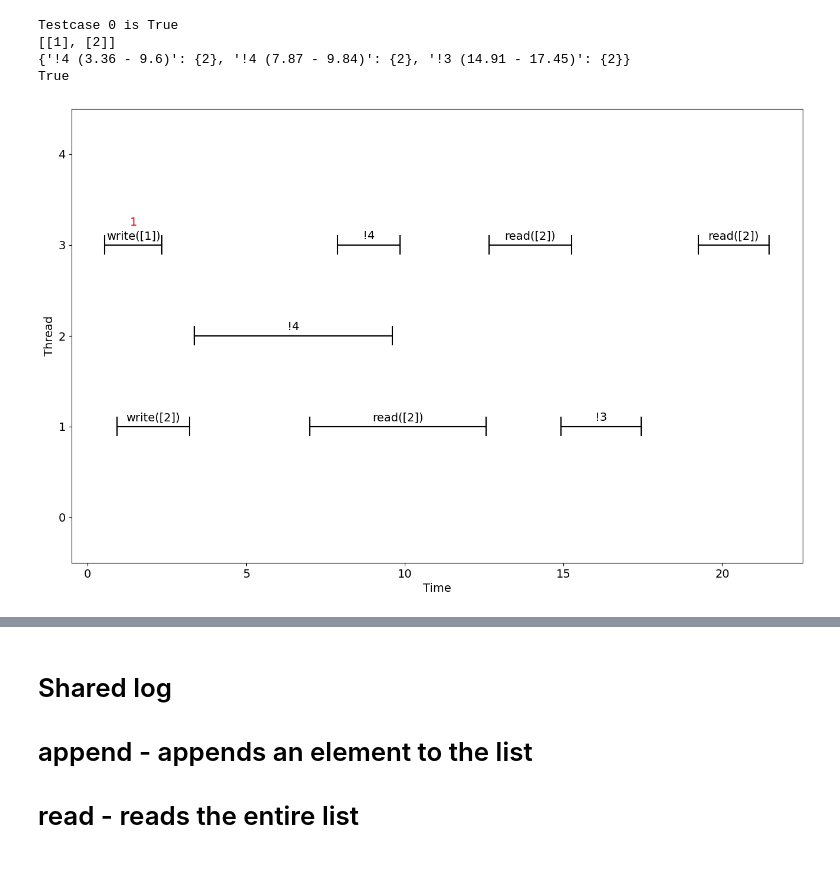
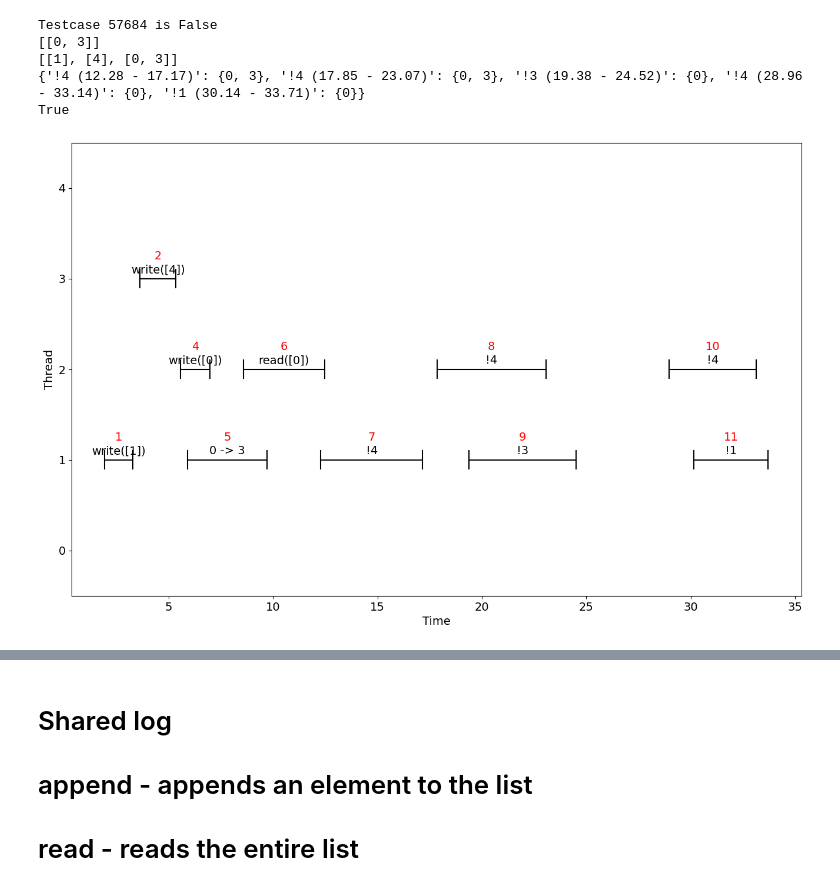
Before and after one commit to Pylyr/thesis-concurrency, a Jupyter notebook: linearization.ipynb, the cells around one changed output, grey strips where cells are left out. Cells and saved outputs as stored; diff of their text form; code cells hidden in the pictures.

Commit message:
partial merge of true and false cases

```diff
--- a/linearization.ipynb
+++ b/linearization.ipynb
@@ -33,36 +27,47 @@ def linearize_io(spec: List[Call], verbose=False):
 
     writes = hp.basic_io_checks(sort_by_var)
     if writes is None:
+        if verbose:
+            print("basic_io_checks failed")
         return False
 
     if hp.isAny_cas_intersect_write(false_cases, writes):
         raise Exception("Assumption Violation: CAS intersects Write")
 
     if not hp.basic_true_cas_checks(true_cases):
+        if verbose:
+            print("basic_true_cas_checks failed")
         return False
 
     hp.topological_true_cas_sort(true_cases)
 
     true_cas_var_groups = hp.make_true_cas_var_groups(true_cases)
 
-    true_cas_call_groups = hp.make_true_cas_call_groups(sort_by_var, true_cas_var_groups)
 
-    if not hp.intra_group_check(true_cas_var_groups, true_cas_call_groups):
+    if not hp.intra_group_check(sort_by_var, true_cas_var_groups):
+        if verbose:
+            print("intra_group_check failed")
         return False
 
     if not hp.inter_group_check(sort_by_var, true_cas_var_groups):
+        if verbose:
+            print("inter_group_check failed")
         return False
 
     intervals: Dict[int, I] = hp.make_intervals(sort_by_var)
 
     if not hp.io_check(intervals):
+        if verbose:
+            print("io_check failed")
         return False
 
-    blocks = hp.make_blocks(intervals)
+    blocks = hp.make_blocks(intervals, true_cas_var_groups)
 
     false_cas_var_resolver = hp.get_false_cas_resolvers(sort_by_var, false_cases, blocks, writes, intervals)
 
     if hp.false_cas_group_check(false_cas_var_resolver, writes):
+        if verbose:
+            print("false_cas_group_check failed")
         return False
 
     if verbose:
@@ -71,6 +76,8 @@ def linearize_io(spec: List[Call], verbose=False):
 
     for false_cas in false_cases:
         if len(false_cas_var_resolver[false_cas]) == 0:
+            if verbose:
+                print("false_cas_var_resolver[false_cas] == 0")
             return False
 
     # it is linearizable
@@ -78,7 +85,7 @@ def linearize_io(spec: List[Call], verbose=False):
         v = false_cas_var_resolver[false_cas].pop()
         sort_by_var[v].append(false_cas)
 
-    hp.set_order(sort_by_var)
+    hp.set_order(sort_by_var, true_cas_var_groups)
 
     return True
 # %% [output]
@@ -96,6 +107,6 @@ def linearize_io(spec: List[Call], verbose=False):
 # %% [output]
 [interactive output not drawn]
 # %%
-test = load_test("big_false.pkl")
+test = load_test("partial_testcas.pkl")
 # %% [output]
 [interactive output not drawn]
@@ -163,17 +161,18 @@ no
 # %%
-i = 0
+i = 57684
 testcase, res = copy.deepcopy(test[i])
 print(f"Testcase {i} is {res}")
 print(linearize_io(testcase, verbose=True))
 # sol = linearize_generic(testcase, StateIO())
 # visualize_history(testcase)
 visualize_history(testcase)
 # %% [output]
-Testcase 0 is True
-[[1], [2]]
-{'!4 (3.36 - 9.6)': {2}, '!4 (7.87 - 9.84)': {2}, '!3 (14.91 - 17.45)': {2}}
+Testcase 57684 is False
+[[0, 3]]
+[[1], [4], [0, 3]]
+{'!4 (12.28 - 17.17)': {0, 3}, '!4 (17.85 - 23.07)': {0, 3}, '!3 (19.38 - 24.52)': {0}, '!4 (28.96 - 33.14)': {0}, '!1 (30.14 - 33.71)': {0}}
 True
-[figure, old version]
+[figure, new version]
 [interactive output not drawn]
 # %% [markdown]
 # Shared log
```
Also changed, not shown: parts of 9 cells of this notebook, 3 other files.
